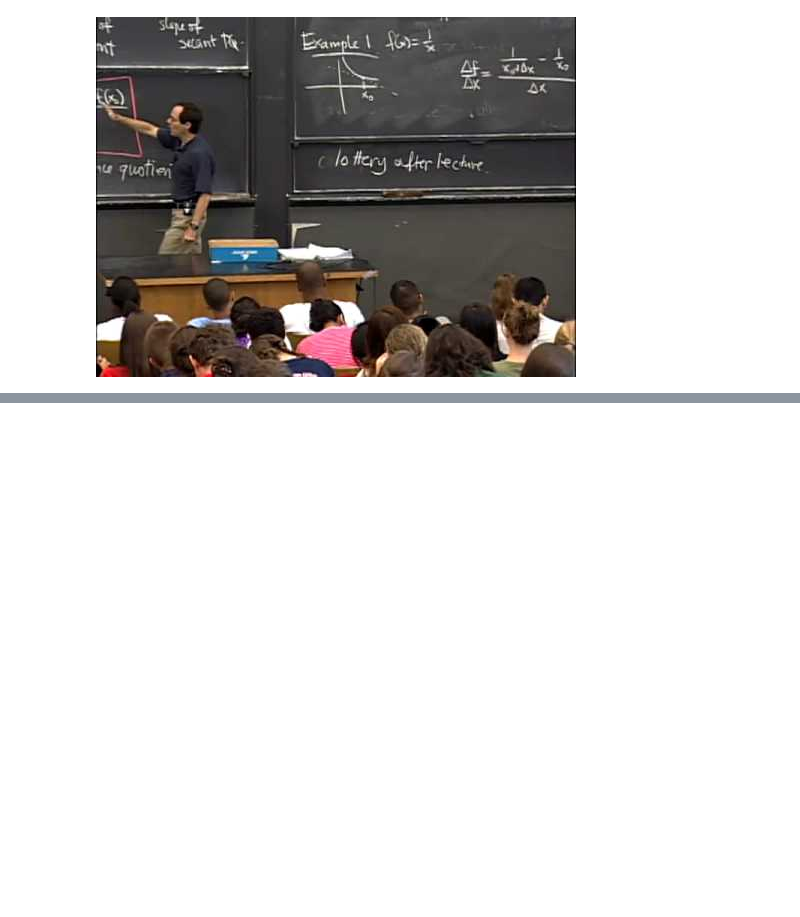
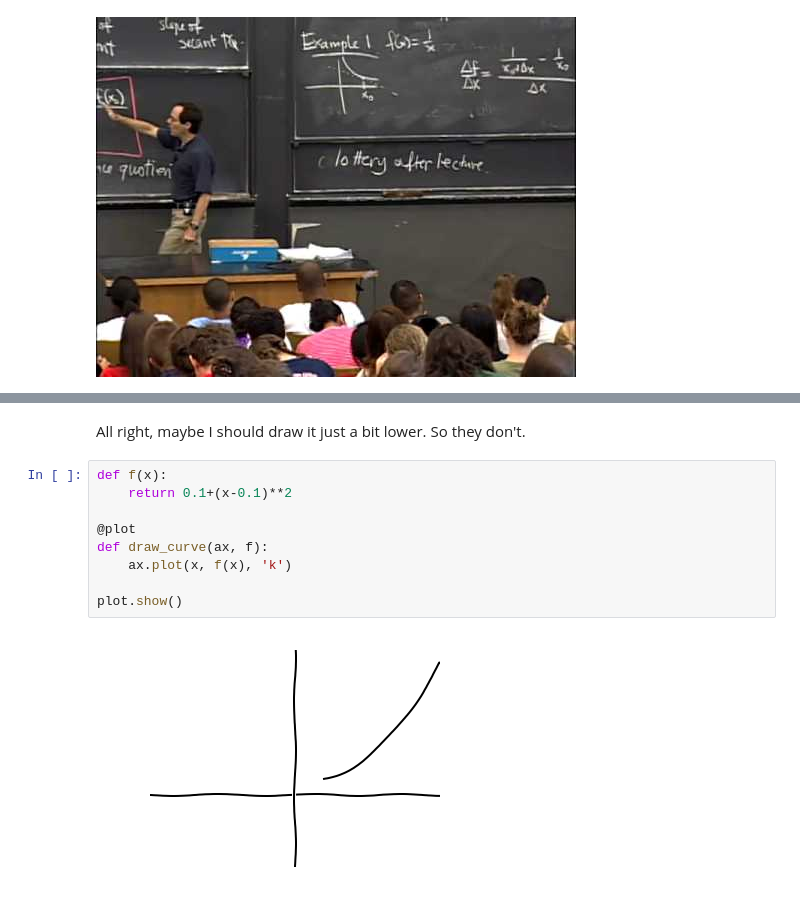
Before and after one commit to bhuztez/jupyterlab-config, a Jupyter notebook: 18.01SC-2010Fall/Unit1/S01.ipynb, the cells around one changed output, grey strips where cells are left out. Drawn from its saved outputs; the diff is of its cells as text; blank space fills up the shorter version.

```diff
--- a/18.01SC-2010Fall/Unit1/S01.ipynb
+++ b/18.01SC-2010Fall/Unit1/S01.ipynb
@@ -10,0 +91,13 @@ YouTubeVideo('7K1sB05pE0A', start=20, end=229)
+# %% [markdown]
+All right, maybe I should draw it just a bit lower. So they don't.
+# %%
+def f(x):
+    return 0.1+(x-0.1)**2
+
+@plot
+def draw_curve(ax, f):
+    ax.plot(x, f(x), 'k')
+
+plot.show()
+# %% [output]
+[figure, added]
```
Also changed, not shown: parts of 112 cells of this notebook, 7 other files.
